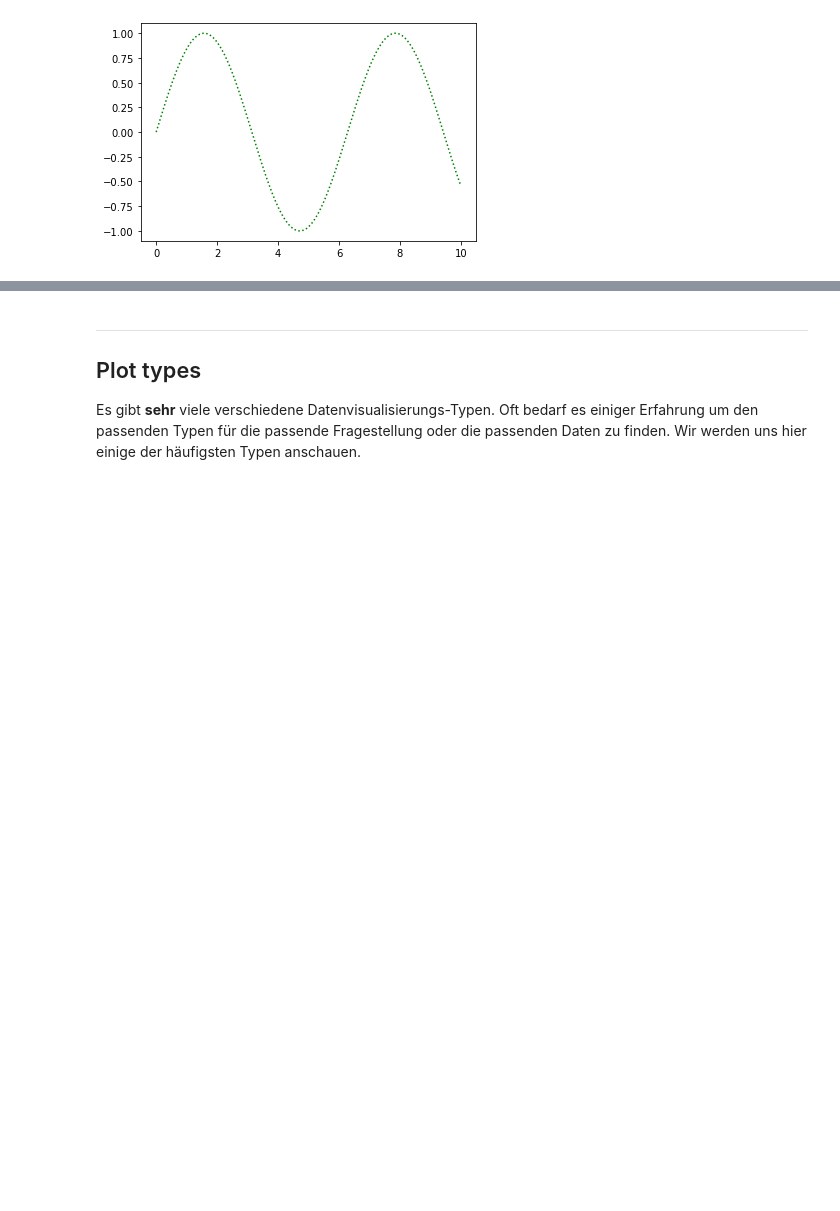
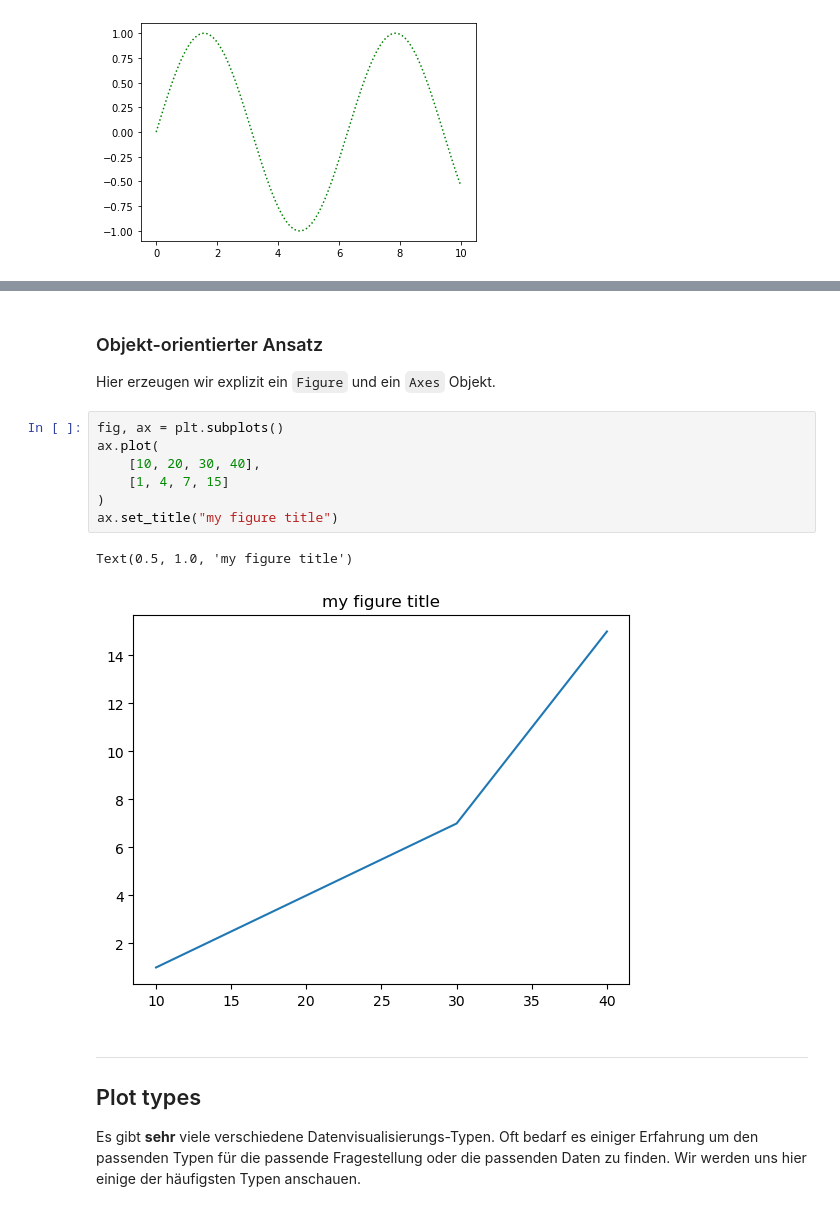
Before and after one commit to florian-huber/python-introduction, a Jupyter notebook: lesson_material_german/12_data_visualization.ipynb, the cells around one changed output, grey strips where cells are left out. Saved outputs shown, nothing was run; the diff lists cells and outputs as text; blank space fills up the shorter version.

```diff
--- a/lesson_material_german/12_data_visualization.ipynb
+++ b/lesson_material_german/12_data_visualization.ipynb
@@ -72,3 +200,17 @@ plt.show()
+# %% [markdown]
+### Objekt-orientierter Ansatz
+
+Hier erzeugen wir explizit ein `Figure` und ein `Axes` Objekt.
+# %%
+fig, ax = plt.subplots()
+ax.plot(
+    [10, 20, 30, 40],
+    [1, 4, 7, 15]
+)
+ax.set_title("my figure title")
+# %% [output]
+Text(0.5, 1.0, 'my figure title')
+[figure, added]
 # %% [markdown]
 ---
 ## Plot types
```
Also changed, not shown: parts of 7 cells of this notebook.
